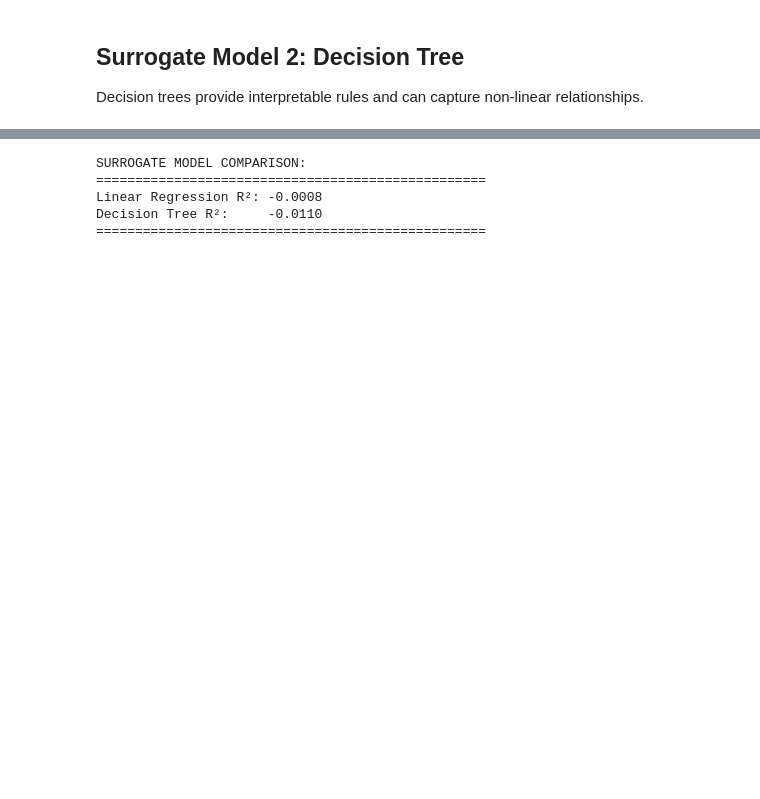
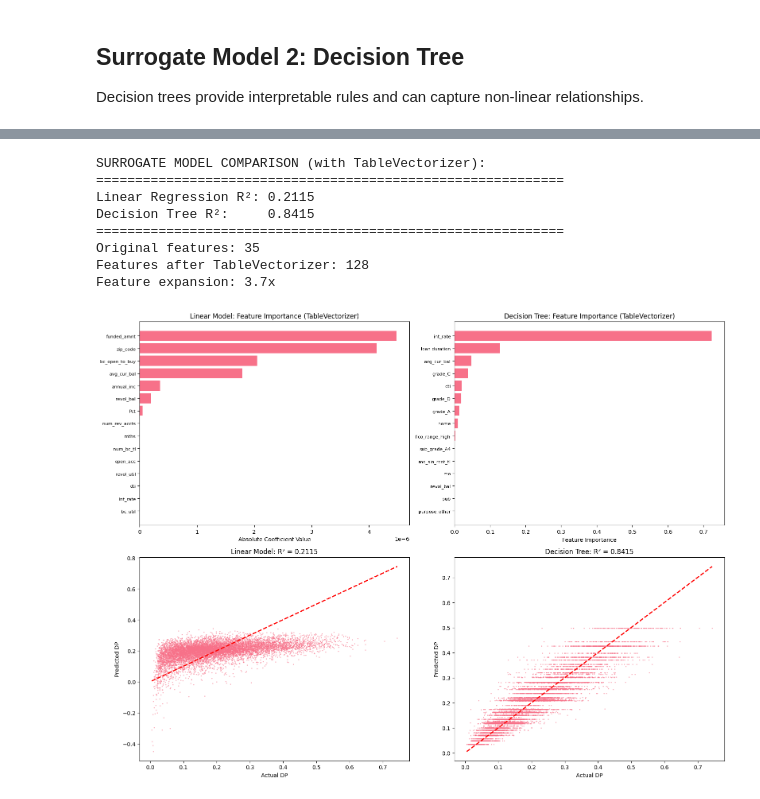
Before and after one commit to alexandreblivet/Interpretability_Stability_ML_Project, a Jupyter notebook: notebook_surrogate_felix.ipynb, the cells around one changed output, grey strips where cells are left out. Drawn from its saved outputs; the diff is of its cells as text; code cells hidden in the pictures; blank space fills up the shorter version.

```diff
--- a/notebook_surrogate_felix.ipynb
+++ b/notebook_surrogate_felix.ipynb
@@ -305,7 +338,7 @@ Top 10 Most Important Features (Linear Model):
 ## Surrogate Model 2: Decision Tree
 Decision trees provide interpretable rules and can capture non-linear relationships.
 # %%
-# Surrogate Model 2: Decision Tree
+# Surrogate Model 2: Decision Tree with TableVectorizer preprocessing
 # Use limited depth for interpretability
 tree_model = DecisionTreeRegressor(
     max_depth=6,  # Limit depth for interpretability
@@ -314,10 +347,10 @@ tree_model = DecisionTreeRegressor(
     random_state=42
 )
 
-tree_model.fit(X_train_clean, y_train)
+tree_model.fit(X_train_vectorized, y_train)
 
 # Make predictions
-y_pred_tree = tree_model.predict(X_test_clean)
+y_pred_tree = tree_model.predict(X_test_vectorized)
 
 # Evaluate the tree surrogate model
 r2_tree = r2_score(y_test, y_pred_tree)
@@ -331,13 +364,19 @@ print(f"MAE: {mae_tree:.6f}")
 print(f"Tree depth: {tree_model.get_depth()}")
 print(f"Number of leaves: {tree_model.get_n_leaves()}")
 
-# Feature importance from tree
+# Feature importance from tree with vectorized feature names
+feature_names_vec = vectorizer.get_feature_names_out()
 feature_importance_tree = pd.DataFrame({
-    'feature': X_train_clean.columns,
+    'feature': feature_names_vec,
     'importance': tree_model.feature_importances_
 }).sort_values('importance', ascending=False)
 
-print("\nTop 10 Most Important Features (Decision Tree):")
-print(feature_importance_tree.head(10))
+print("\nTop 15 Most Important Features (Decision Tree with TableVectorizer):")
+print(feature_importance_tree.head(15))
+
+# Show features with importance > 1%
+important_features = feature_importance_tree[feature_importance_tree['importance'] > 0.01]
+print(f"\nFeatures with >1% importance ({len(important_features)} features):")
+print(important_features)
 # %% [output]
 Decision Tree Surrogate Model Performance:
@@ -362,53 +399,71 @@ Top 10 Most Important Features (Decision Tree):
 # %%
-# Model Comparison and Visualization
-print("SURROGATE MODEL COMPARISON:")
-print("="*50)
+# Model Comparison and Visualization with TableVectorizer
+print("SURROGATE MODEL COMPARISON (with TableVectorizer):")
+print("="*60)
 print(f"Linear Regression R²: {r2_linear:.4f}")
 print(f"Decision Tree R²:     {r2_tree:.4f}")
-print("="*50)
+print("="*60)
+print(f"Original features: {X_train.shape[1]}")
+print(f"Features after TableVectorizer: {X_train_vectorized.shape[1]}")
+print(f"Feature expansion: {X_train_vectorized.shape[1] / X_train.shape[1]:.1f}x")
 
 # Create comparison plots
-fig, axes = plt.subplots(2, 2, figsize=(15, 12))
+fig, axes = plt.subplots(2, 2, figsize=(16, 12))
 
-# 1. Feature Importance Comparison
-top_features = 10
+# 1. Feature Importance Comparison (top 15 features)
+top_features = 15
 linear_top = feature_importance_linear.head(top_features)
 tree_top = feature_importance_tree.head(top_features)
 
-# Linear model coefficients
+# Linear model coefficients (using absolute values for better visualization)
 axes[0, 0].barh(range(len(linear_top)), linear_top['abs_coefficient'])
 axes[0, 0].set_yticks(range(len(linear_top)))
-axes[0, 0].set_yticklabels(linear_top['feature'])
+axes[0, 0].set_yticklabels([f.split('_')[0] if len(f) > 15 else f for f in linear_top['feature']], fontsize=8)
 axes[0, 0].set_xlabel('Absolute Coefficient Value')
-axes[0, 0].set_title('Linear Model: Feature Importance')
+axes[0, 0].set_title('Linear Model: Feature Importance (TableVectorizer)')
 axes[0, 0].invert_yaxis()
 
 # Tree model importance
 axes[0, 1].barh(range(len(tree_top)), tree_top['importance'])
 axes[0, 1].set_yticks(range(len(tree_top)))
-axes[0, 1].set_yticklabels(tree_top['feature'])
+axes[0, 1].set_yticklabels([f.split('_')[0] if len(f) > 15 else f for f in tree_top['feature']], fontsize=8)
 axes[0, 1].set_xlabel('Feature Importance')
-axes[0, 1].set_title('Decision Tree: Feature Importance')
+axes[0, 1].set_title('Decision Tree: Feature Importance (TableVectorizer)')
 axes[0, 1].invert_yaxis()
 
 # 2. Predicted vs Actual scatter plots
 axes[1, 0].scatter(y_test, y_pred_linear, alpha=0.5, s=1)
 axes[1, 0].plot([y_test.min(), y_test.max()], [y_test.min(), y_test.max()], 'r--', lw=2)
 axes[1, 0].set_xlabel('Actual DP')
 axes[1, 0].set_ylabel('Predicted DP')
 axes[1, 0].set_title(f'Linear Model: R² = {r2_linear:.4f}')
 
 axes[1, 1].scatter(y_test, y_pred_tree, alpha=0.5, s=1)
 axes[1, 1].plot([y_test.min(), y_test.max()], [y_test.min(), y_test.max()], 'r--', lw=2)
 axes[1, 1].set_xlabel('Actual DP')
 axes[1, 1].set_ylabel('Predicted DP')
 axes[1, 1].set_title(f'Decision Tree: R² = {r2_tree:.4f}')
 
 plt.tight_layout()
 plt.show()
+
+# Show comparison of most important features
+print("\nComparison of Top Features:")
+print("-" * 60)
+print("LINEAR MODEL (Top 10):")
+for i, row in linear_top.head(10).iterrows():
+    print(f"  {row['feature'][:40]:40} {row['coefficient']:>12.2e}")
+
+print("\nDECISION TREE (Top 10):")
+for i, row in tree_top.head(10).iterrows():
+    print(f"  {row['feature'][:40]:40} {row['importance']:>12.4f}")
 # %% [output]
-SURROGATE MODEL COMPARISON:
-==================================================
-Linear Regression R²: -0.0008
-Decision Tree R²:     -0.0110
-==================================================
+SURROGATE MODEL COMPARISON (with TableVectorizer):
+============================================================
+Linear Regression R²: 0.2115
+Decision Tree R²:     0.8415
+============================================================
+Original features: 35
+Features after TableVectorizer: 128
+Feature expansion: 3.7x
+[figure, added]
```
Also changed, not shown: parts of 18 cells of this notebook.
